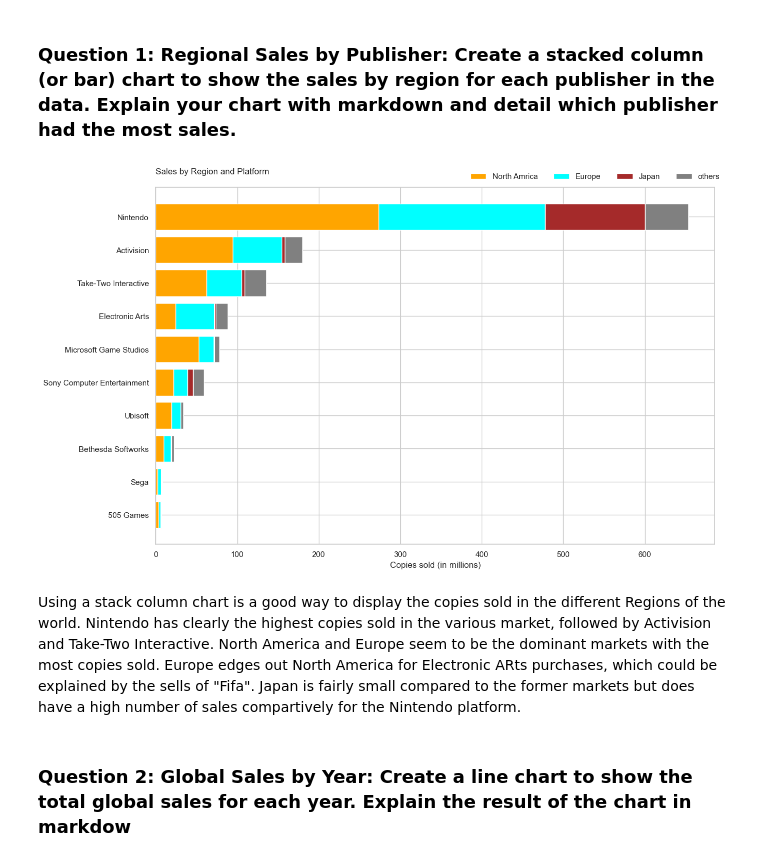
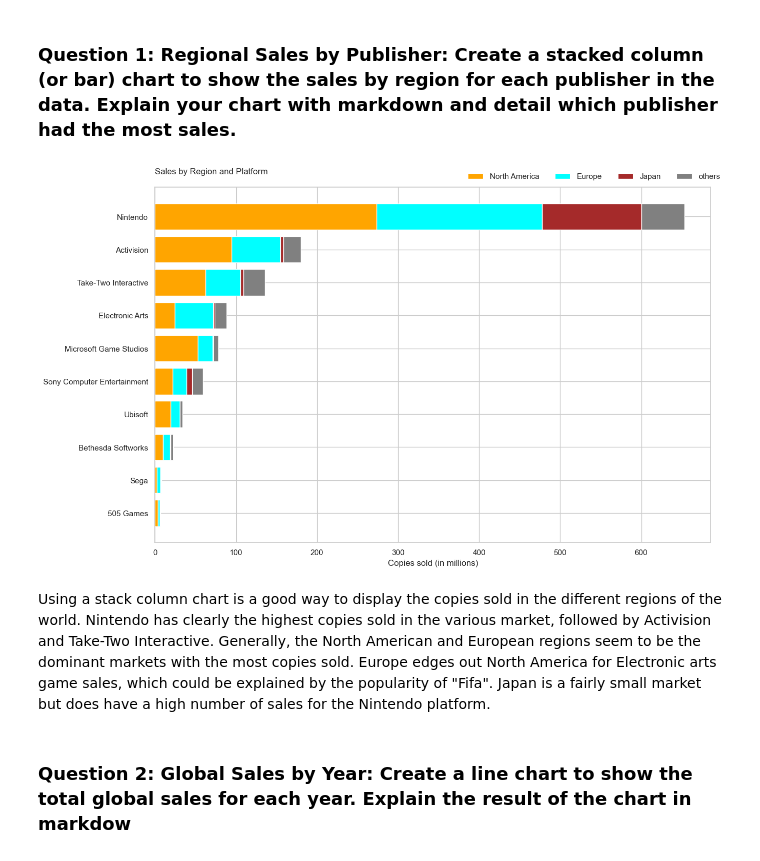
Before and after one commit to Bondi121/Project-6-Matplotlib, a Jupyter notebook: VideoGameSales.ipynb, the cells around one changed output. Saved outputs shown, nothing was run; the diff lists cells and outputs as text; code cells hidden in the pictures.

```diff
--- a/VideoGameSales.ipynb
+++ b/VideoGameSales.ipynb
@@ -47,30 +47,30 @@ memory usage: 8.7+ KB
 # %%
 videogames_grouped = videogames.groupby('Publisher').sum()
 videogames_grouped = videogames_grouped.sort_values('Global_Sales')
 
 category1 = ['NA_Sales', 'EU_Sales', 'JP_Sales', 'Other_Sales']
 category2 = ["orange", "cyan", "brown","grey"]
-category3 = ['North Amrica', 'Europe', 'Japan', 'others']
+category3 = ['North America', 'Europe', 'Japan', 'others']
 
 figures, axis = plt.subplots(1, figsize=(14,9))
 
 left = len(videogames_grouped) * [0]
 
 for con, name in enumerate(category1):
     plt.barh(videogames_grouped.index, videogames_grouped[name], linestyle="solid", left=left, color=category2[con])
     left = left + videogames_grouped[name]
 
 plt.title('Sales by Region and Platform\n', loc='left')
 plt.legend(category3, bbox_to_anchor=([0.55, 1, 0, 0]), ncol=4, frameon=False)
 plt.xlabel('Copies sold (in millions)')
 
 axis.set_axisbelow(True)
 
 plt.show()
 # %% [output]
-[figure, old version]
+[figure, new version]
 # %% [markdown]
-Using a stack column chart is a good way to display the copies sold in the different Regions of the world. Nintendo has clearly the highest copies sold in the various market, followed by Activision and Take-Two Interactive. North America and Europe seem to be the dominant markets with the most copies sold. Europe edges out North America for Electronic ARts purchases, which could be explained by the sells of "Fifa". Japan is fairly small compared to the former markets but does have a high number of sales compartively for the Nintendo platform.
+Using a stack column chart is a good way to display the copies sold in the different regions of the world. Nintendo has clearly the highest copies sold in the various market, followed by Activision and Take-Two Interactive. Generally, the North American and European regions seem to be the dominant markets with the most copies sold. Europe edges out North America for Electronic arts game sales, which could be explained by the popularity of "Fifa". Japan is a fairly small market but does have a high number of sales for the Nintendo platform.
 # %% [markdown]
 ### Question 2: Global Sales by Year: Create a line chart to show the total global sales for each year. Explain the result of the chart in markdow
 # %%
```
Also changed, not shown: parts of 5 cells of this notebook.
